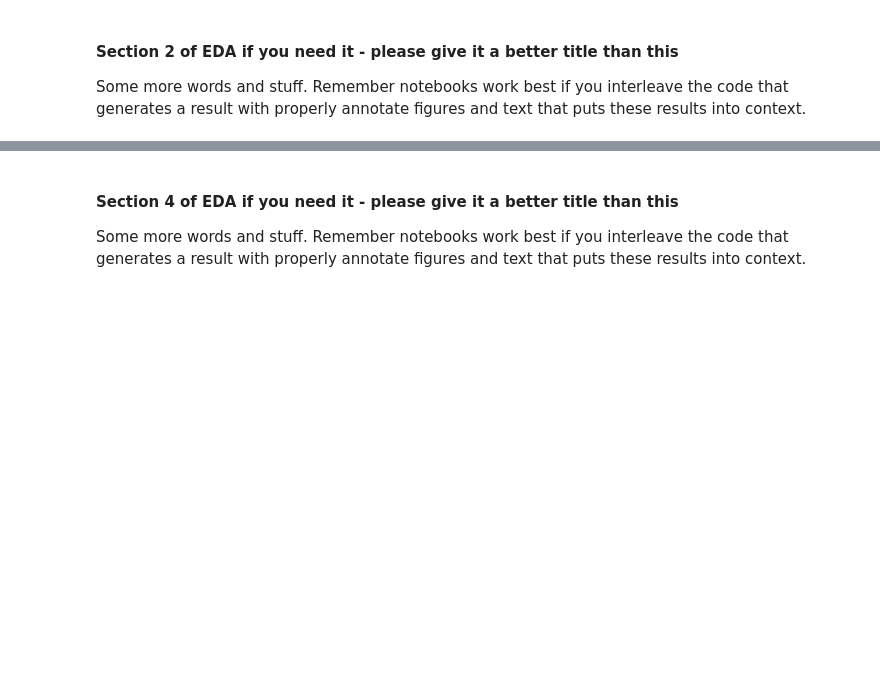
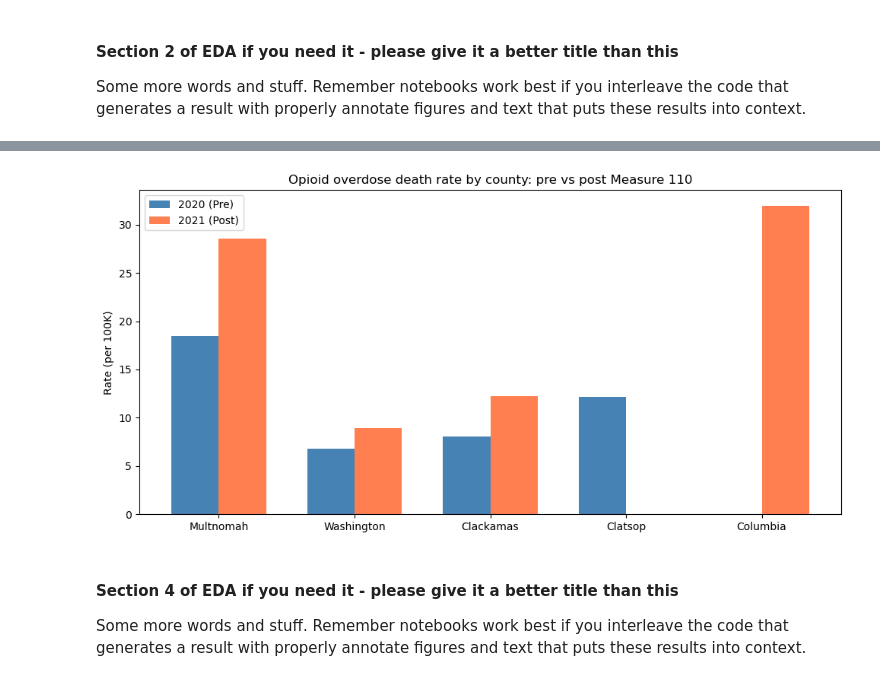
Before and after one commit to COGS108/Group008_WI26, a Jupyter notebook: 02-EDACheckpoint.ipynb, the cells around one changed output, grey strips where cells are left out. Drawn from its saved outputs; the diff is of its cells as text; code cells hidden in the pictures; blank space fills up the shorter version.

Commit message:
Add Section 3: opioid data pre vs post Measure 110 EDA
Made-with: Cursor

```diff
--- a/02-EDACheckpoint.ipynb
+++ b/02-EDACheckpoint.ipynb
@@ -238,0 +239,13 @@ Some more words and stuff.  Remember notebooks work best if you interleave the c
+# %%
+# Filter deaths to 2020 (pre) and 2021 (post Measure 110)
+deaths_2020_2021 = deaths[deaths['Year'].isin([2020, 2021])].copy()
+deaths_2020_2021['period'] = deaths_2020_2021['Year'].map({2020: 'Pre (2020)', 2021: 'Post (2021)'})
+
+# Summary by county and year
+opioid_by_county_year = deaths_2020_2021.pivot_table(
+    index='County',
+    columns='Year',
+    values=['Count', 'Rate (per 100K)'],
+    aggfunc='first'
+)
+opioid_by_county_year
@@ -239,3 +272,25 @@ Some more words and stuff.  Remember notebooks work best if you interleave the c
+# %%
+# Bar chart: opioid death rate by county, 2020 vs 2021
+focus_counties = ['Multnomah', 'Washington', 'Clackamas', 'Clatsop', 'Columbia']
+plot_df = deaths_2020_2021[deaths_2020_2021['County'].isin(focus_counties)]
+
+rate_pivot = plot_df.pivot_table(index='County', columns='Year', values='Rate (per 100K)')
+rate_pivot = rate_pivot.reindex(focus_counties).fillna(0)
+
+fig, ax = plt.subplots(figsize=(10, 5))
+x = range(len(focus_counties))
+w = 0.35
+ax.bar([i - w/2 for i in x], rate_pivot[2020], w, label='2020 (Pre)', color='steelblue')
+ax.bar([i + w/2 for i in x], rate_pivot[2021], w, label='2021 (Post)', color='coral')
+ax.set_xticks(x)
+ax.set_xticklabels(focus_counties)
+ax.set_ylabel('Rate (per 100K)')
+ax.set_title('Opioid overdose death rate by county: pre vs post Measure 110')
+ax.legend()
+plt.tight_layout()
+plt.show()
+# %% [output]
+[figure, added]
 # %% [markdown]
 #### Section 4 of EDA if you need it  - please give it a better title than this
 
```
Also changed, not shown: parts of 3 cells of this notebook.
